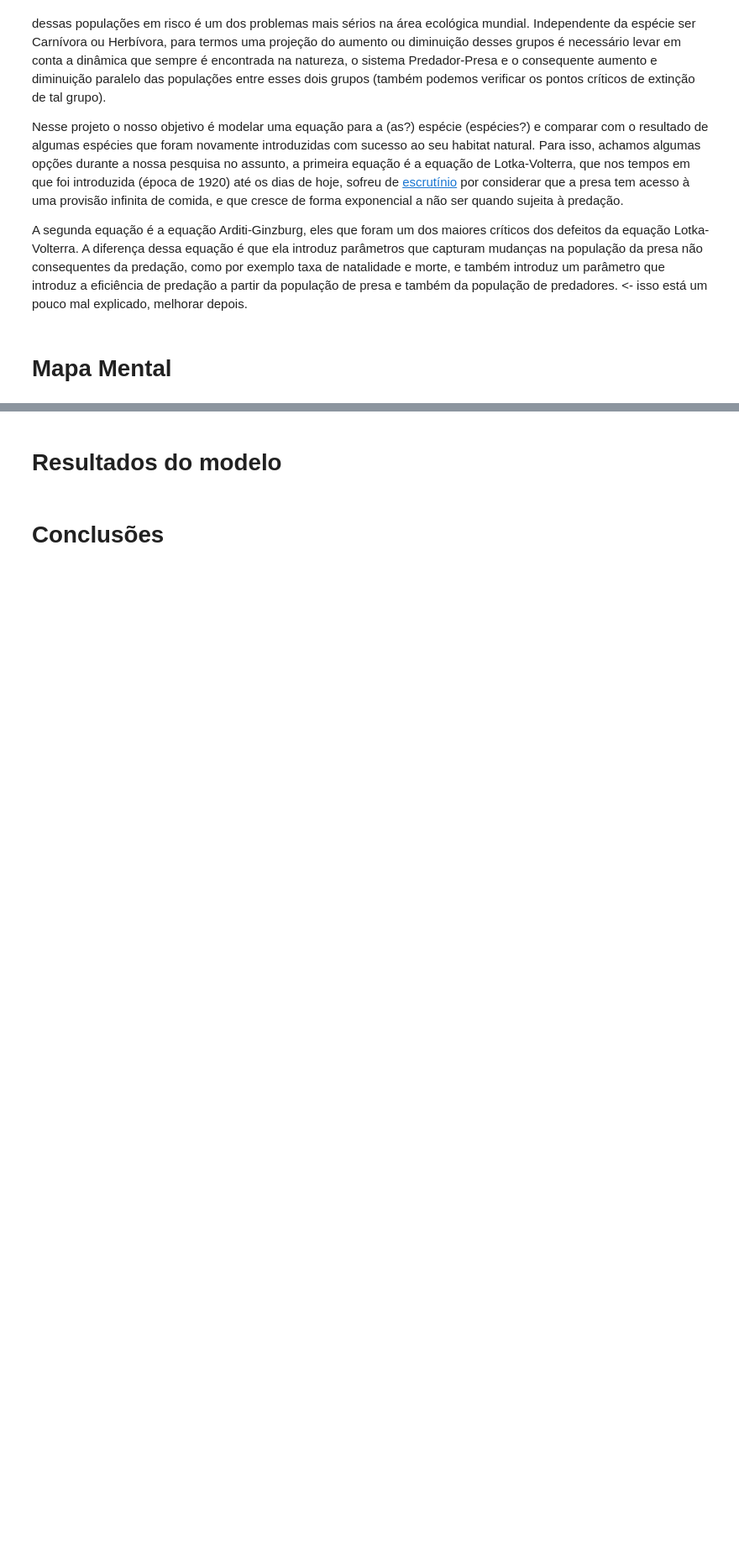
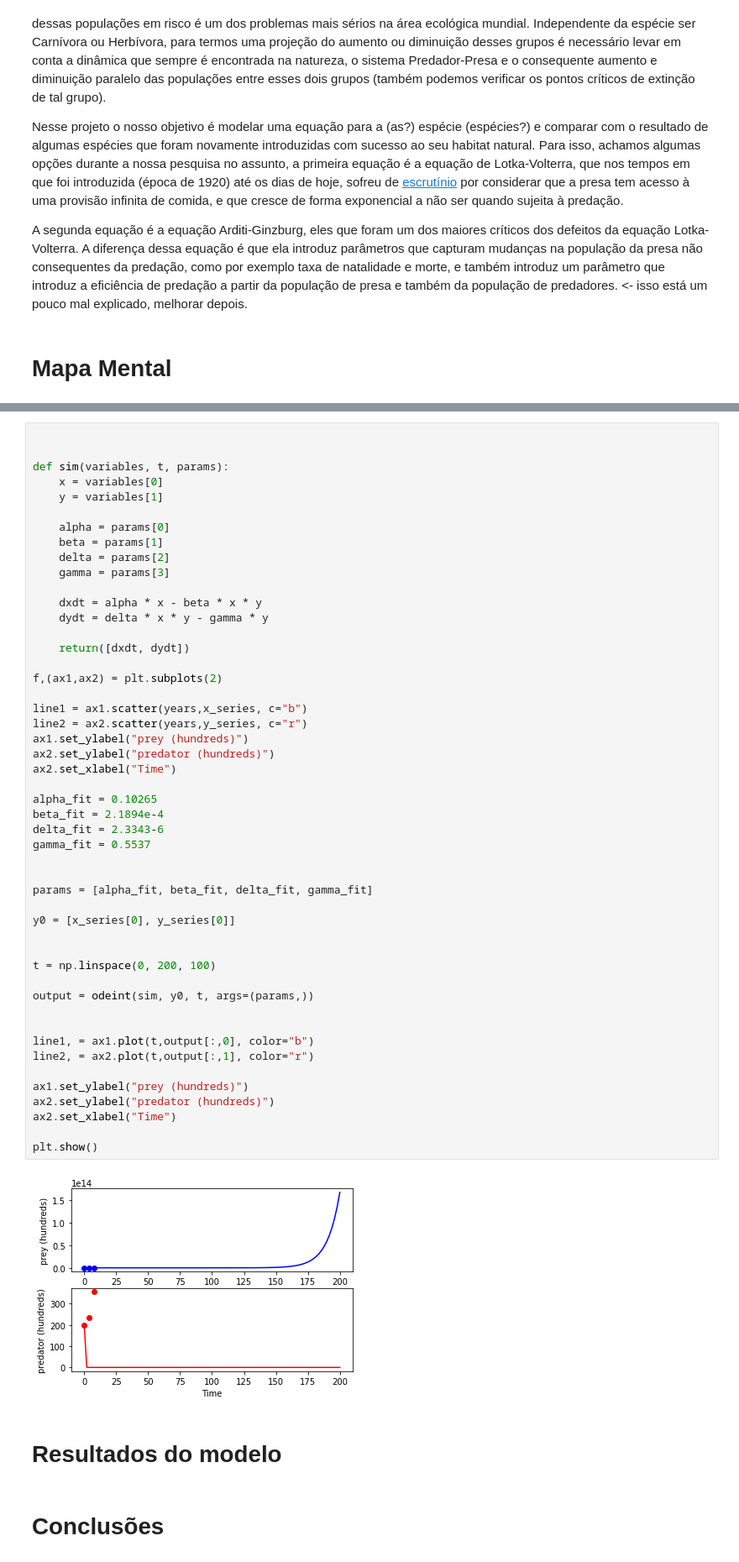
Before and after one commit to koga25/projeto-metodos-numericos, a Jupyter notebook: Projeto_Métodos_Numéricos.ipynb, the cells around one changed output, grey strips where cells are left out. Shown at 84% size. Saved outputs shown, nothing was run; the diff lists cells and outputs as text; blank space fills up the shorter version.

Commit message:
ODE solver done, parameters are wrong

```diff
--- a/Projeto_Métodos_Numéricos.ipynb
+++ b/Projeto_Métodos_Numéricos.ipynb
@@ -69,3 +117,54 @@ Para o valor $y$ = número de predadores, ele foi obtido a partir da página 13.
+# %%
+
+
+def sim(variables, t, params):
+    x = variables[0]
+    y = variables[1]
+
+    alpha = params[0]
+    beta = params[1]
+    delta = params[2]
+    gamma = params[3]
+
+    dxdt = alpha * x - beta * x * y
+    dydt = delta * x * y - gamma * y
+
+    return([dxdt, dydt])
+
+f,(ax1,ax2) = plt.subplots(2)
+
+line1 = ax1.scatter(years,x_series, c="b")
+line2 = ax2.scatter(years,y_series, c="r")
+ax1.set_ylabel("prey (hundreds)")
+ax2.set_ylabel("predator (hundreds)")
+ax2.set_xlabel("Time")
+
+alpha_fit = 0.10265
+beta_fit = 2.1894e-4
+delta_fit = 2.3343-6
+gamma_fit = 0.5537
+
+
+params = [alpha_fit, beta_fit, delta_fit, gamma_fit]
+
+y0 = [x_series[0], y_series[0]]
+
+
+t = np.linspace(0, 200, 100)
+
+output = odeint(sim, y0, t, args=(params,))
+
+
+line1, = ax1.plot(t,output[:,0], color="b")
+line2, = ax2.plot(t,output[:,1], color="r")
+
+ax1.set_ylabel("prey (hundreds)")
+ax2.set_ylabel("predator (hundreds)")
+ax2.set_xlabel("Time")
+
+plt.show()
+# %% [output]
+[figure, added]
 # %% [markdown]
 # Resultados do modelo
 # %% [markdown]
```
Also changed, not shown: parts of 4 cells of this notebook.
